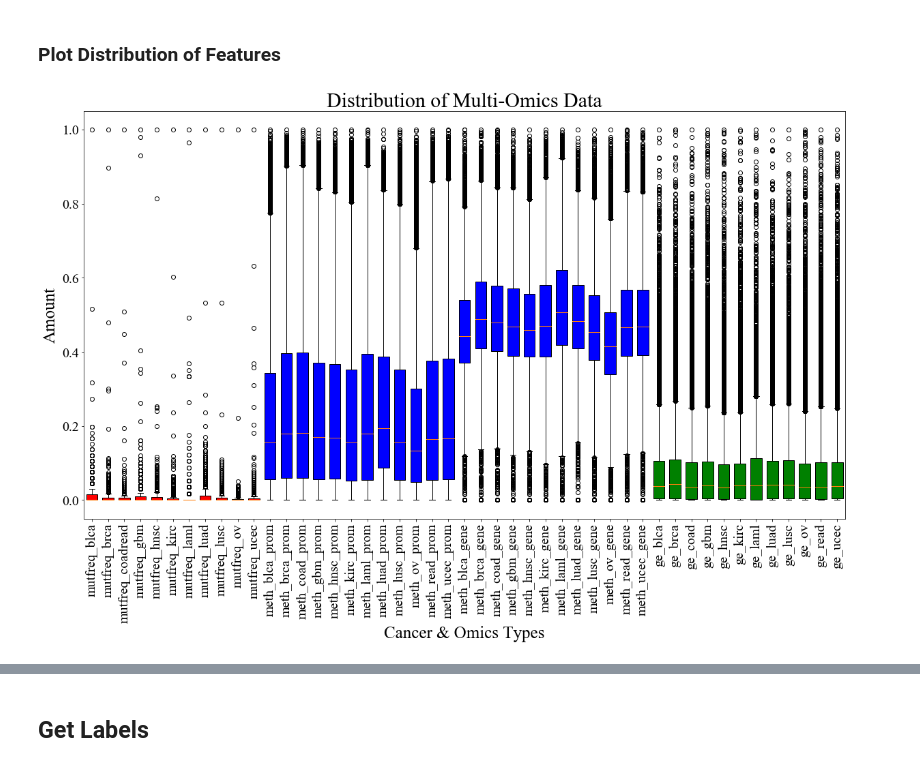
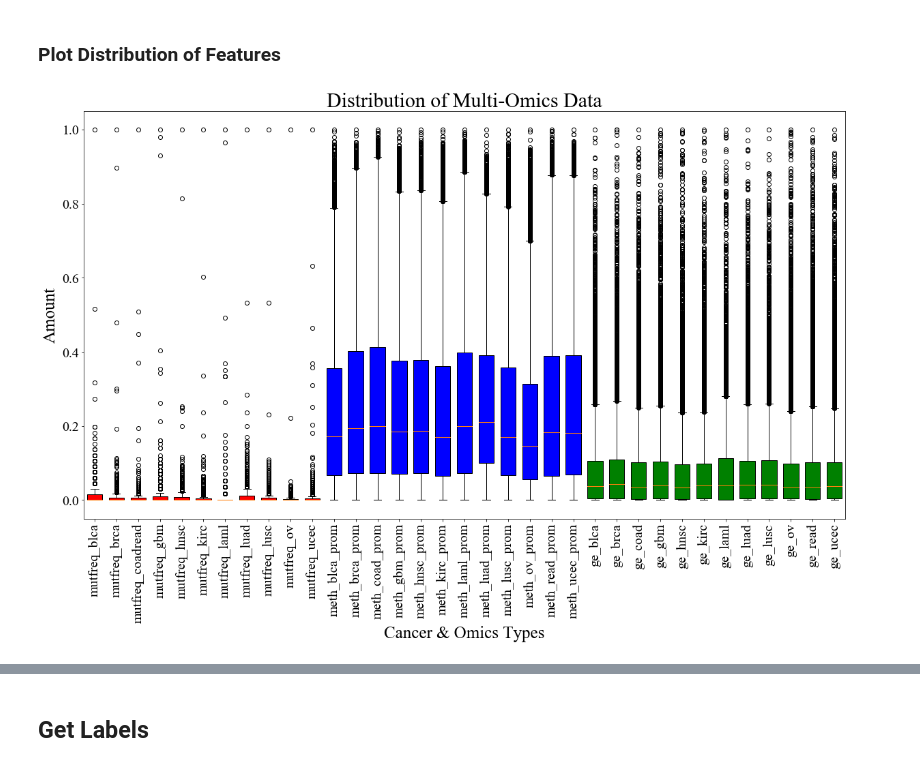
Before and after one commit to schulter/EMOGI, a Jupyter notebook: pancancer/preprocessing/build_multiomics_container.ipynb, the cells around one changed output, grey strips where cells are left out. Cells and saved outputs as stored; diff of their text form; code cells hidden in the pictures.

Commit message:
Loading correct methylation from new container without gene body methylation.

```diff
--- a/pancancer/preprocessing/build_multiomics_container.ipynb
+++ b/pancancer/preprocessing/build_multiomics_container.ipynb
@@ -44,7 +44,7 @@ with h5py.File('../../data/pancancer/mutfreq_iref_unbalanced_syn.h5', 'r') as f:
         val_mask = None
 
 # methylation levels
-with h5py.File('../../data/pancancer/iref_methylation_450k1000bpprom_all.h5', 'r') as f:
+with h5py.File('../../data/pancancer/iref_methylation_450k1000bpprom.h5', 'r') as f:
     meth_features = f['features'][:]
     node_names_meth = f['gene_names'][:]
 
@@ -84,36 +84,36 @@ fig = plt.figure(figsize=(20, 11))
 
 # mutation frequencies
 cancer_names = ['blca', 'brca', 'coadread', 'gbm', 'hnsc', 'kirc', 'laml', 'luad', 'lusc', 'ov', 'ucec']
 feat_names_mut = ['mutfreq_'+i for i in cancer_names]
 
 # gene expression
 cnames_full = ['blca', 'brca', 'coad', 'gbm', 'hnsc', 'kirc', 'laml', 'luad', 'lusc', 'ov', 'read', 'ucec']
 feat_names_ge = ['ge_'+i for i in cnames_full]
 
 # methylation
-feat_names_meth = ['meth_{}_prom'.format(i) for i in cnames_full] + ['meth_{}_gene'.format(i) for i in cnames_full]
+feat_names_meth = ['meth_{}_prom'.format(i) for i in cnames_full]# + ['meth_{}_gene'.format(i) for i in cnames_full]
 feat_names_all = feat_names_mut + feat_names_meth + feat_names_ge
 
 # plot
 x = plt.boxplot(multi_omics_features, widths=0.7, patch_artist=True)
 _ = plt.xticks(range(1, multi_omics_features.shape[1]+1), feat_names_all, rotation='vertical', fontsize=20)
 _ = plt.setp(plt.gca().get_yticklabels(), fontsize=20)
 
 # fill with colors
-colors = ['red']*11 + ['blue']*24 + ['green']*12
+colors = ['red']*11 + ['blue']*12 + ['green']*12
 for patch, color in zip(x['boxes'], colors):
     patch.set_facecolor(color)
 
 #plt.gca().set_ylim([-0.05, 1.5])
 plt.xlabel('Cancer & Omics Types', fontsize=25)
 plt.ylabel('Amount', fontsize=25)
 plt.title('Distribution of Multi-Omics Data', fontsize=30)
 if use_quantile_norm:
     fig.savefig('multi_omics_feature_distribution_quantiled.png', dpi=300)
 else:
     fig.savefig('multi_omics_feature_distribution_normminmax.png', dpi=300)
 # %% [output]
-[figure, old version]
+[figure, new version]
 # %%
 import scipy
 methgecorr = []
```
Also changed, not shown: parts of 10 cells of this notebook.
